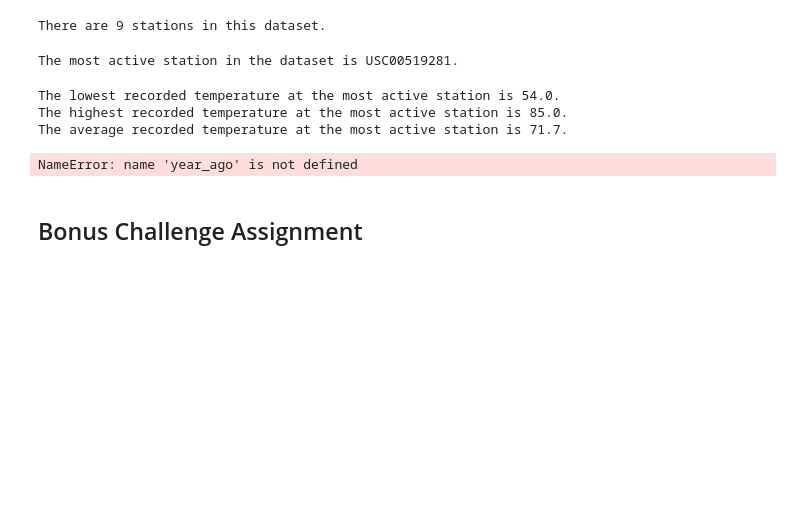
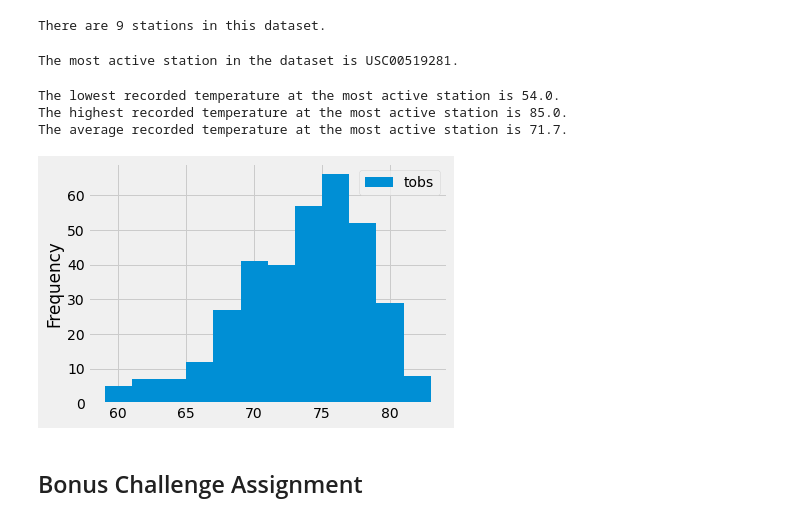
Before and after one commit to rpatel10491/sqlalchemy-challenge, a Jupyter notebook: climate_starter.ipynb, the cells around one changed output. Cells and saved outputs as stored; diff of their text form; code cells hidden in the pictures; blank space fills up the shorter version.

Commit message:
added histogram

```diff
--- a/climate_starter.ipynb
+++ b/climate_starter.ipynb
@@ -141,26 +142,19 @@ The average recorded temperature at the most active station is 71.7.
 # %%
 # Choose the station with the highest number of temperature observations.
 # Query the last 12 months of temperature observation data for this station and plot the results as a histogram
-last_12_active = session.query(Measurement.tobs)\
-                    .filter(Measurement.date >= year_ago)\
-                    .filter(Measurement.station == most_active)\
-                    .all()
 
-# Unpack tuples and store in list
-active_list = []
-for temp in last_12_active:
-    active_list.append(temp[0])
+most_active =  session.query(Measurement.date,Measurement.tobs).\
+                    filter(Measurement.station == 'USC00519281').\
+                    filter(Measurement.date > last_year_date).all()
+most_active[:5]
 
-# Plot results as a histogram
-plt.hist(active_list, bins=12)
-plt.ylabel("Number of Observations")
-plt.xlabel("Temperature (F)")
-plt.title("Temps of Most Active Station")
+most_active= pd.DataFrame(most_active)
+most_active.plot(kind="hist",bins=12)
+ax.set_title("Temperatures for Most Active Station")
 plt.tight_layout()
-plt.savefig('Images/tempsmostactivestation.png')
-plt.show()
+plt.savefig('Images/mostactive.png');
 # %% [output]
-NameError: name 'year_ago' is not defined
+[figure, added]
 # %% [markdown]
 ## Bonus Challenge Assignment
 # %%
```
Also changed, not shown: parts of 1 cell of this notebook, 2 other files.
